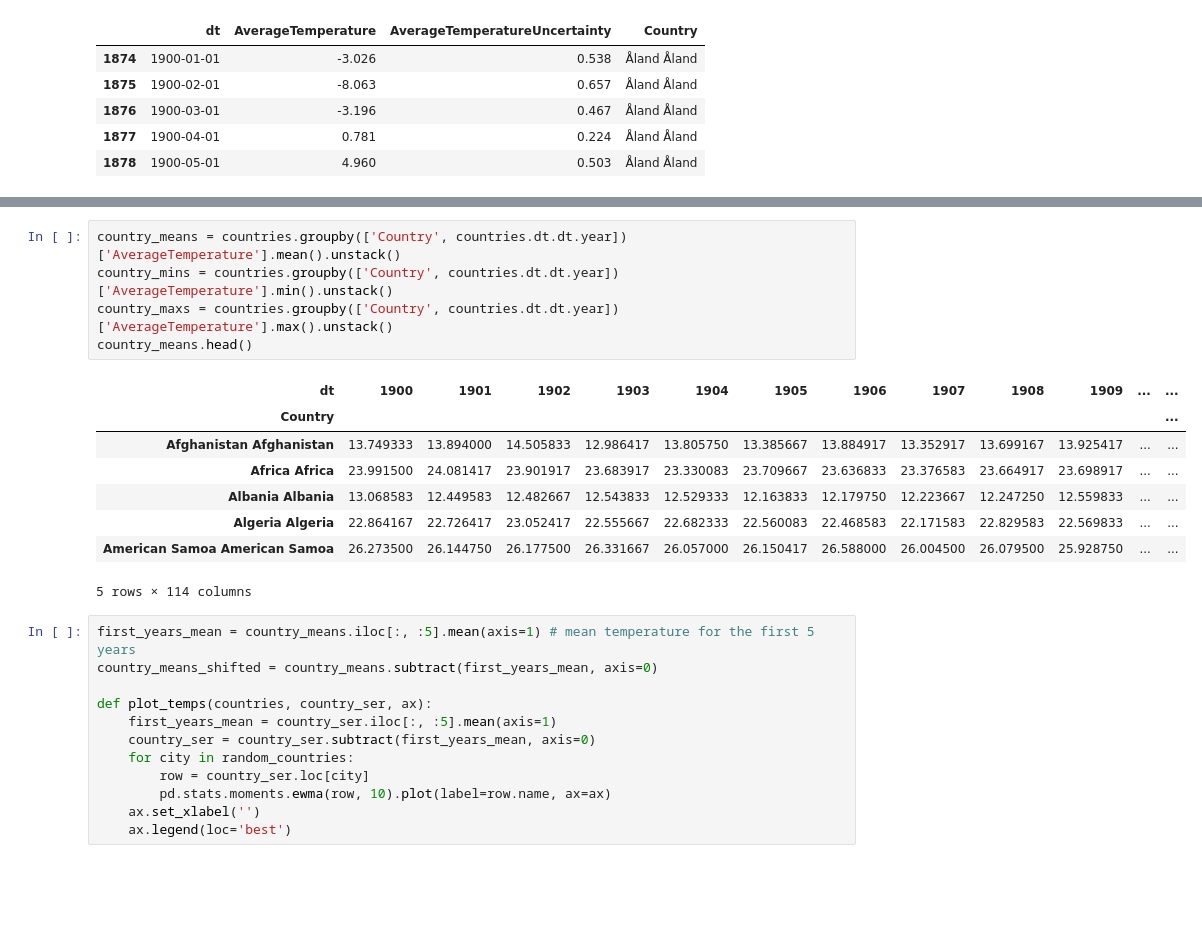
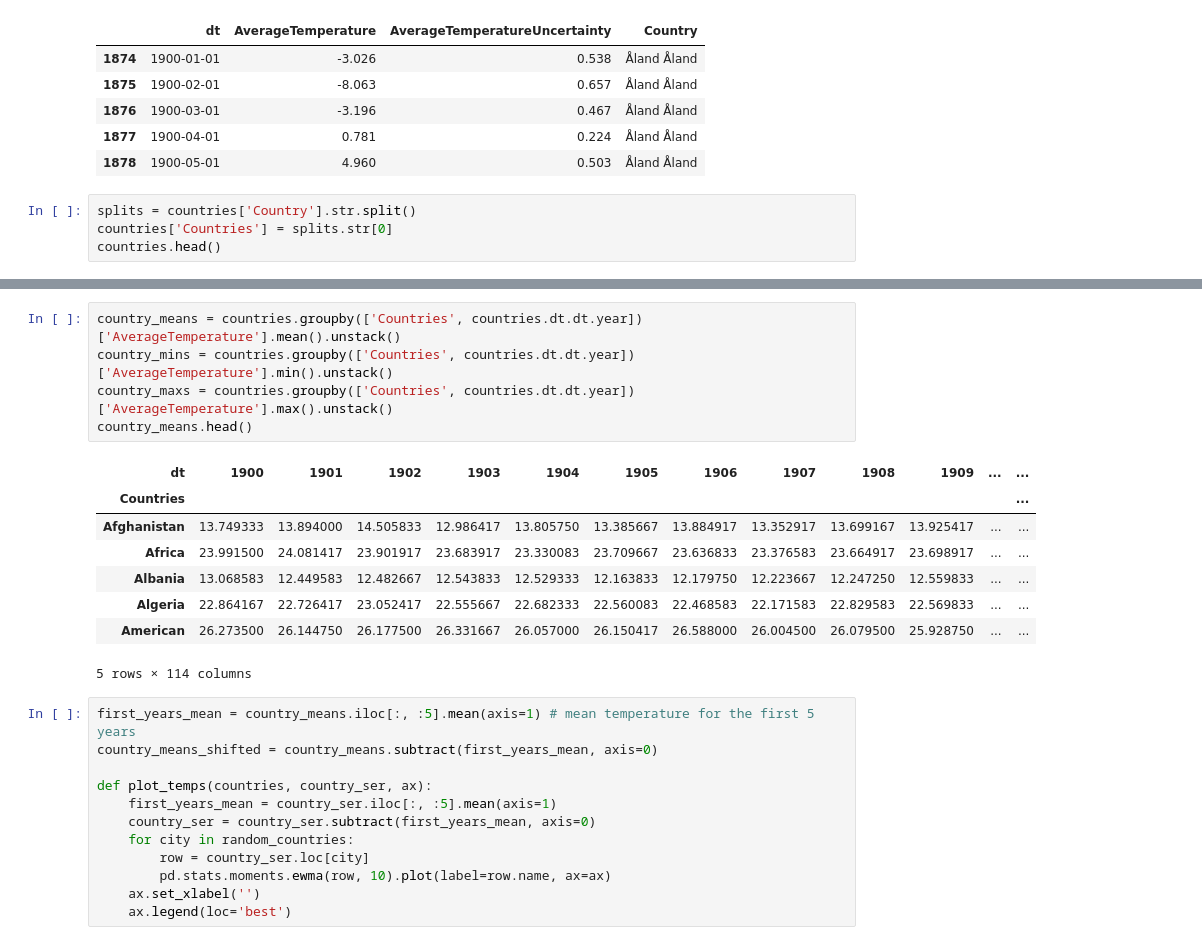
Before and after one commit to abhisheksugam/Climate_Police, a Jupyter notebook: Climate_Police/examples/Temperature_rise_random_countries.ipynb, the cells around one changed output, grey strips where cells are left out. Saved outputs shown, nothing was run; the diff lists cells and outputs as text; blank space fills up the shorter version.

```diff
--- a/Climate_Police/examples/Temperature_rise_random_countries.ipynb
+++ b/Climate_Police/examples/Temperature_rise_random_countries.ipynb
@@ -43,3 +43,7 @@ countries.head()
 | 1876 | 1900-03-01 | -3.196 | 0.467 | Åland Åland |
 | 1877 | 1900-04-01 | 0.781 | 0.224 | Åland Åland |
 | 1878 | 1900-05-01 | 4.960 | 0.503 | Åland Åland |
+# %%
+splits = countries['Country'].str.split()
+countries['Countries'] = splits.str[0]
+countries.head()
@@ -46,16 +57,16 @@ countries.head()
 # %%
-country_means = countries.groupby(['Country', countries.dt.dt.year])['AverageTemperature'].mean().unstack()
-country_mins = countries.groupby(['Country', countries.dt.dt.year])['AverageTemperature'].min().unstack()
-country_maxs = countries.groupby(['Country', countries.dt.dt.year])['AverageTemperature'].max().unstack()
+country_means = countries.groupby(['Countries', countries.dt.dt.year])['AverageTemperature'].mean().unstack()
+country_mins = countries.groupby(['Countries', countries.dt.dt.year])['AverageTemperature'].min().unstack()
+country_maxs = countries.groupby(['Countries', countries.dt.dt.year])['AverageTemperature'].max().unstack()
 country_means.head()
 # %% [output]
 | dt | 1900 | 1901 | 1902 | 1903 | 1904 | 1905 | 1906 | 1907 | 1908 | 1909 | ... | ... |
-| Country |  |  |  |  |  |  |  |  |  |  |  | ... |
-| Afghanistan Afghanistan | 13.749333 | 13.894000 | 14.505833 | 12.986417 | 13.805750 | 13.385667 | 13.884917 | 13.352917 | 13.699167 | 13.925417 | ... | ... |
-| Africa Africa | 23.991500 | 24.081417 | 23.901917 | 23.683917 | 23.330083 | 23.709667 | 23.636833 | 23.376583 | 23.664917 | 23.698917 | ... | ... |
-| Albania Albania | 13.068583 | 12.449583 | 12.482667 | 12.543833 | 12.529333 | 12.163833 | 12.179750 | 12.223667 | 12.247250 | 12.559833 | ... | ... |
-| Algeria Algeria | 22.864167 | 22.726417 | 23.052417 | 22.555667 | 22.682333 | 22.560083 | 22.468583 | 22.171583 | 22.829583 | 22.569833 | ... | ... |
-| American Samoa American Samoa | 26.273500 | 26.144750 | 26.177500 | 26.331667 | 26.057000 | 26.150417 | 26.588000 | 26.004500 | 26.079500 | 25.928750 | ... | ... |
+| Countries |  |  |  |  |  |  |  |  |  |  |  | ... |
+| Afghanistan | 13.749333 | 13.894000 | 14.505833 | 12.986417 | 13.805750 | 13.385667 | 13.884917 | 13.352917 | 13.699167 | 13.925417 | ... | ... |
+| Africa | 23.991500 | 24.081417 | 23.901917 | 23.683917 | 23.330083 | 23.709667 | 23.636833 | 23.376583 | 23.664917 | 23.698917 | ... | ... |
+| Albania | 13.068583 | 12.449583 | 12.482667 | 12.543833 | 12.529333 | 12.163833 | 12.179750 | 12.223667 | 12.247250 | 12.559833 | ... | ... |
+| Algeria | 22.864167 | 22.726417 | 23.052417 | 22.555667 | 22.682333 | 22.560083 | 22.468583 | 22.171583 | 22.829583 | 22.569833 | ... | ... |
+| American | 26.273500 | 26.144750 | 26.177500 | 26.331667 | 26.057000 | 26.150417 | 26.588000 | 26.004500 | 26.079500 | 25.928750 | ... | ... |
 5 rows × 114 columns
 # %%
 first_years_mean = country_means.iloc[:, :5].mean(axis=1) # mean temperature for the first 5 years
```
Also changed, not shown: parts of 2 cells of this notebook, 1 other file.
